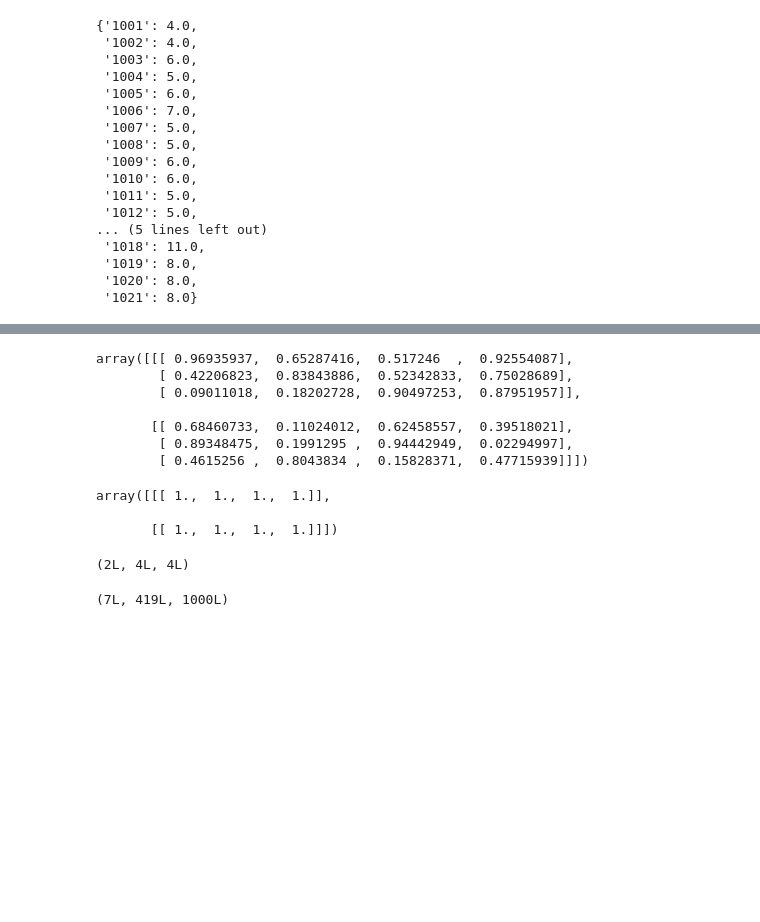
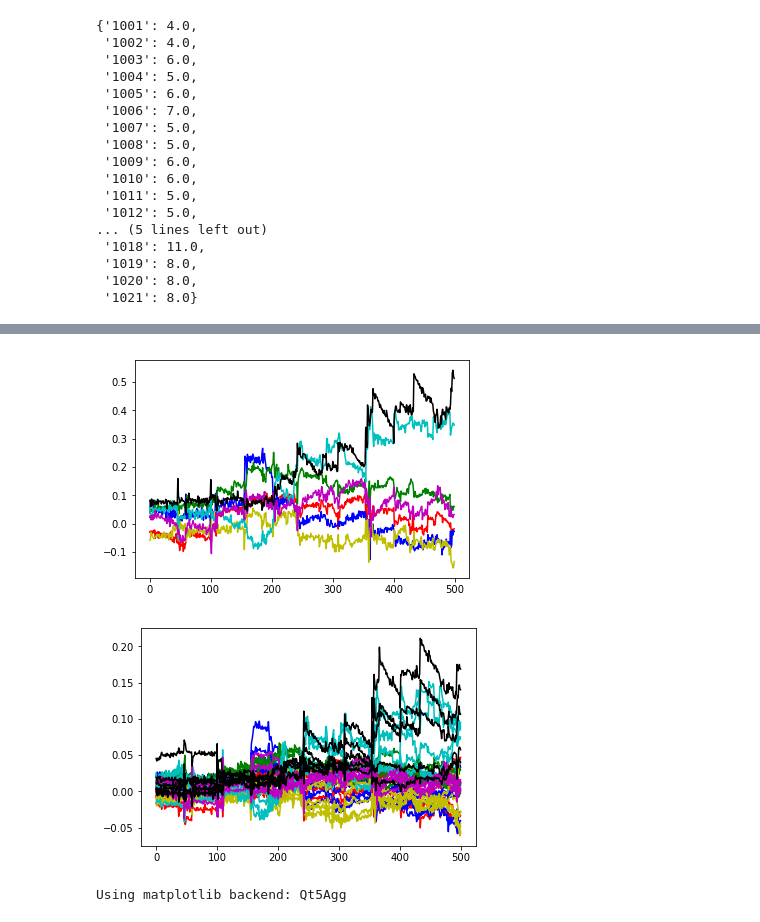
Before and after one commit to brookefitzgerald/ESNResearch, a Jupyter notebook: ZhangClassifyPlayground.ipynb, the cells around one changed output, grey strips where cells are left out. Saved outputs shown, nothing was run; the diff lists cells and outputs as text; code cells hidden in the pictures; blank space fills up the shorter version.

```diff
--- a/ZhangClassifyPlayground.ipynb
+++ b/ZhangClassifyPlayground.ipynb
@@ -194,25 +291,11 @@ data_1018['raster_data'].shape
-# %%
-test_data = np.random.random((2,3,4))
-test_data
-# %% [output]
-array([[[ 0.96935937,  0.65287416,  0.517246  ,  0.92554087],
-        [ 0.42206823,  0.83843886,  0.52342833,  0.75028689],
-        [ 0.09011018,  0.18202728,  0.90497253,  0.87951957]],
-
-       [[ 0.68460733,  0.11024012,  0.62458557,  0.39518021],
-        [ 0.89348475,  0.1991295 ,  0.94442949,  0.02294997],
-        [ 0.4615256 ,  0.8043834 ,  0.15828371,  0.47715939]]])
-# %%
-np.ones((2,1,4))
-# %% [output]
-array([[[ 1.,  1.,  1.,  1.]],
-
-       [[ 1.,  1.,  1.,  1.]]])
-# %%
-np.concatenate((np.ones((2,1,4)),test_data),axis=1).shape
-# %% [output]
-(2L, 4L, 4L)
-# %%
-teach[0].shape
-# %% [output]
-(7L, 419L, 1000L)
+# %%
+added_traces = np.zeros((7,500))
+for i in np.arange(7):
+    added_traces[i] = reduce(lambda a,b: a+b, Y[i*35/7:i*35/7+35/7,500:1000])
+[plt.plot(trace,c=cols[i]) for i,trace in enumerate(added_traces)]
+plt.show()
+[plt.plot(trace, c= rep_cols[i]) for i,trace in enumerate(Y[:,500:1000])]
+plt.show()
+# %% [output]
+[figure, added]
+[figure, added]
@@ -218,0 +314,13 @@ teach[0].shape
+# %%
+tot_corr = 0
+tot_test_corr = 0
+
+cols = ['r','b','g','y', 'c', 'm', 'k']
+rep_cols = np.repeat(cols,num_bins)
+
+labs = ['car', 'couch', 'face', 'flower', 'guitar', 'hand', 'kiwi']
+rep_labs = np.repeat(labs,num_bins)
+
+%matplotlib auto
+# %% [output]
+Using matplotlib backend: Qt5Agg
```
Also changed, not shown: parts of 30 cells of this notebook, 4 other files.
